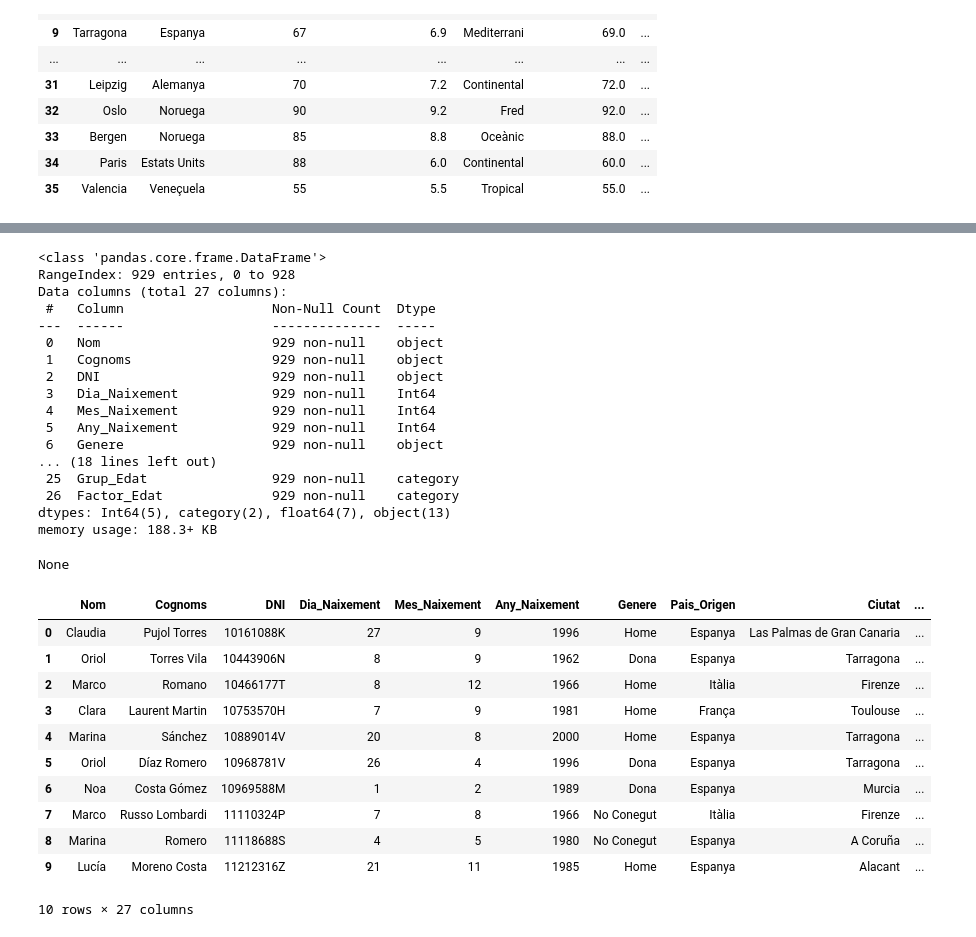
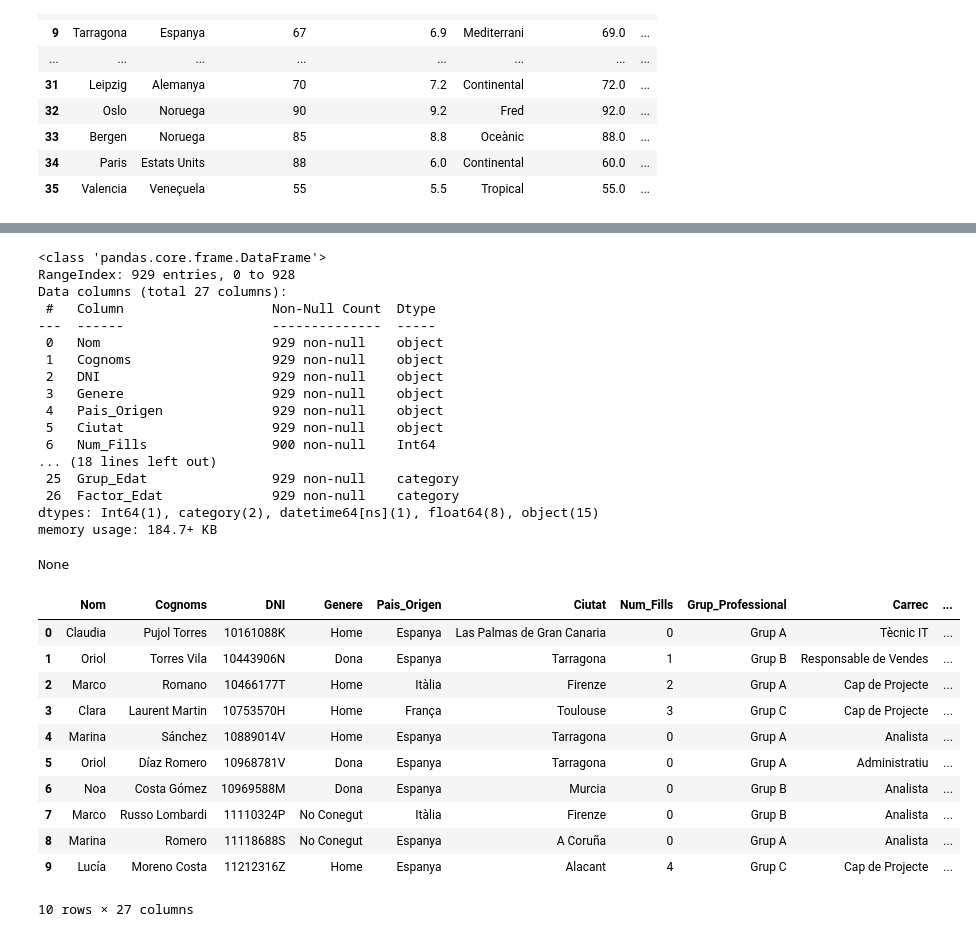
Before and after one commit to jordi-cx/it_academy, a Jupyter notebook: sprint_08_jcx_wip.ipynb, the cells around one changed output, grey strips where cells are left out. Cells and saved outputs as stored; diff of their text form; code cells hidden in the pictures.

```diff
--- a/sprint_08_jcx_wip.ipynb
+++ b/sprint_08_jcx_wip.ipynb
@@ -1490,0 +1506,13 @@ display(df_ciudades_niveles)
+# %%
+# Incorporo una columna con el Clima mayoritario del País
+def obtenir_moda(serie):
+    conteo = serie.value_counts()
+    if not conteo.empty:
+        return conteo.index[0]
+    return pd.NA
+
+df_ciudades_niveles = df_ciudades_niveles.assign(
+    Clima_Pais = lambda x: x.groupby('País')['Clima_tipus'].transform(obtenir_moda)
+)
+
+display(df_ciudades_niveles[['Ciutat', 'País', 'Clima_tipus', 'Clima_Pais']])
@@ -1491,9 +1544,11 @@ display(df_ciudades_niveles)
 # %%
 # Incorporamos los niveles de Coste_Vida y Transporte en el dataframe principal, por Ciudad y por Pais
+# Incorporamos también la información del Clima
 
 tabla_niveles_ciudades = (
-    df_ciudades_niveles[['Ciutat', 'País', 'Nivell_Cost_Vida_Ciutat', 'Nivell_Transport_Ciutat']]
-    .drop_duplicates(subset=['Ciutat', 'País']))
+    df_ciudades_niveles[['Ciutat', 'País', 'Nivell_Cost_Vida_Ciutat', 'Nivell_Transport_Ciutat', 'Clima_tipus']]
+    .drop_duplicates(subset=['Ciutat', 'País'])
+    .rename(columns={'Clima_tipus': 'Clima_Ciutat'}))
 
 df_enriquecido = (
     df_preparado.merge(
@@ -1504,7 +1559,7 @@ df_enriquecido = (
     .drop(columns=['País']))
 
 taula_niveles_paises = (
-    df_ciudades_niveles[['País', 'Nivell_Cost_Vida_Pais', 'Nivell_Transport_Pais']]
+    df_ciudades_niveles[['País', 'Nivell_Cost_Vida_Pais', 'Nivell_Transport_Pais', 'Clima_Pais']]
     .drop_duplicates(subset=['País']))
 
 df_enriquecido = (
@@ -1604,0 +1660,23 @@ None
+# %%
+# Reestructuro las columnas de Nacimiento para poder calcular la Edad
+
+df_enriquecido = df_enriquecido.assign(
+    Data_Naixement = lambda x: pd.to_datetime(
+        x[['Any_Naixement', 'Mes_Naixement', 'Dia_Naixement']]
+        .rename(columns={
+            'Any_Naixement': 'year',
+            'Mes_Naixement': 'month',
+            'Dia_Naixement': 'day'
+        }), errors='coerce'
+    ),
+    Edat_Actual = lambda x: (
+            # Edad exacta según fecha
+            ((pd.Timestamp.now() - x['Data_Naixement']).dt.days // 365)
+
+            # Edad aproximada según el año
+            .fillna(pd.Timestamp.now().year - x['Any_Naixement'])
+        )
+).drop(columns=['Any_Naixement', 'Mes_Naixement', 'Dia_Naixement'])
+
+display(df_enriquecido.info())
+display(df_enriquecido.head(10))
@@ -1605,46 +1714,45 @@ None
 # %%
 # Incorporamos los Factores de Edad
 
 franjas_edad = [0, 29, 44, 59, 150]
 etiquetas_edad = ['18-29', '30-44', '45-59', '60+']
 
 df_enriquecido = df_enriquecido.assign(
-    Edat_Actual = lambda x: 2026 - x['Any_Naixement'],
     Grup_Edat = lambda x: pd.cut( x['Edat_Actual'], bins=franjas_edad, labels=etiquetas_edad, right=True),
     Factor_Edat = lambda x: x['Grup_Edat'].map(df_politica_salarial['age_adjustment']).fillna(0))
 
 display(df_enriquecido.info())
 display(df_enriquecido.head(10))
 # %% [output]
 <class 'pandas.core.frame.DataFrame'>
 RangeIndex: 929 entries, 0 to 928
 Data columns (total 27 columns):
  #   Column                   Non-Null Count  Dtype
 ---  ------                   --------------  -----
  0   Nom                      929 non-null    object
  1   Cognoms                  929 non-null    object
  2   DNI                      929 non-null    object
- 3   Dia_Naixement            929 non-null    Int64
- 4   Mes_Naixement            929 non-null    Int64
- 5   Any_Naixement            929 non-null    Int64
- 6   Genere                   929 non-null    object
+ 3   Genere                   929 non-null    object
+ 4   Pais_Origen              929 non-null    object
+ 5   Ciutat                   929 non-null    object
+ 6   Num_Fills                900 non-null    Int64
 ... (18 lines left out)
  25  Grup_Edat                929 non-null    category
  26  Factor_Edat              929 non-null    category
-dtypes: Int64(5), category(2), float64(7), object(13)
-memory usage: 188.3+ KB
+dtypes: Int64(1), category(2), datetime64[ns](1), float64(8), object(15)
+memory usage: 184.7+ KB
 None
-|  | Nom | Cognoms | DNI | Dia_Naixement | Mes_Naixement | Any_Naixement | Genere | Pais_Origen | Ciutat | ... |
-| 0 | Claudia | Pujol Torres | 10161088K | 27 | 9 | 1996 | Home | Espanya | Las Palmas de Gran Canaria | ... |
-| 1 | Oriol | Torres Vila | 10443906N | 8 | 9 | 1962 | Dona | Espanya | Tarragona | ... |
-| 2 | Marco | Romano | 10466177T | 8 | 12 | 1966 | Home | Itàlia | Firenze | ... |
-| 3 | Clara | Laurent Martin | 10753570H | 7 | 9 | 1981 | Home | França | Toulouse | ... |
-| 4 | Marina | Sánchez | 10889014V | 20 | 8 | 2000 | Home | Espanya | Tarragona | ... |
-| 5 | Oriol | Díaz Romero | 10968781V | 26 | 4 | 1996 | Dona | Espanya | Tarragona | ... |
-| 6 | Noa | Costa Gómez | 10969588M | 1 | 2 | 1989 | Dona | Espanya | Murcia | ... |
-| 7 | Marco | Russo Lombardi | 11110324P | 7 | 8 | 1966 | No Conegut | Itàlia | Firenze | ... |
-| 8 | Marina | Romero | 11118688S | 4 | 5 | 1980 | No Conegut | Espanya | A Coruña | ... |
-| 9 | Lucía | Moreno Costa | 11212316Z | 21 | 11 | 1985 | Home | Espanya | Alacant | ... |
+|  | Nom | Cognoms | DNI | Genere | Pais_Origen | Ciutat | Num_Fills | Grup_Professional | Carrec | ... |
+| 0 | Claudia | Pujol Torres | 10161088K | Home | Espanya | Las Palmas de Gran Canaria | 0 | Grup A | Tècnic IT | ... |
+| 1 | Oriol | Torres Vila | 10443906N | Dona | Espanya | Tarragona | 1 | Grup B | Responsable de Vendes | ... |
+| 2 | Marco | Romano | 10466177T | Home | Itàlia | Firenze | 2 | Grup A | Cap de Projecte | ... |
+| 3 | Clara | Laurent Martin | 10753570H | Home | França | Toulouse | 3 | Grup C | Cap de Projecte | ... |
+| 4 | Marina | Sánchez | 10889014V | Home | Espanya | Tarragona | 0 | Grup A | Analista | ... |
+| 5 | Oriol | Díaz Romero | 10968781V | Dona | Espanya | Tarragona | 0 | Grup A | Administratiu | ... |
+| 6 | Noa | Costa Gómez | 10969588M | Dona | Espanya | Murcia | 0 | Grup B | Analista | ... |
+| 7 | Marco | Russo Lombardi | 11110324P | No Conegut | Itàlia | Firenze | 0 | Grup B | Analista | ... |
+| 8 | Marina | Romero | 11118688S | No Conegut | Espanya | A Coruña | 0 | Grup A | Analista | ... |
+| 9 | Lucía | Moreno Costa | 11212316Z | Home | Espanya | Alacant | 4 | Grup C | Cap de Projecte | ... |
 10 rows × 27 columns
 # %%
 # Incorporamos el Factor de Hijos
```
Also changed, not shown: parts of 17 cells of this notebook.
